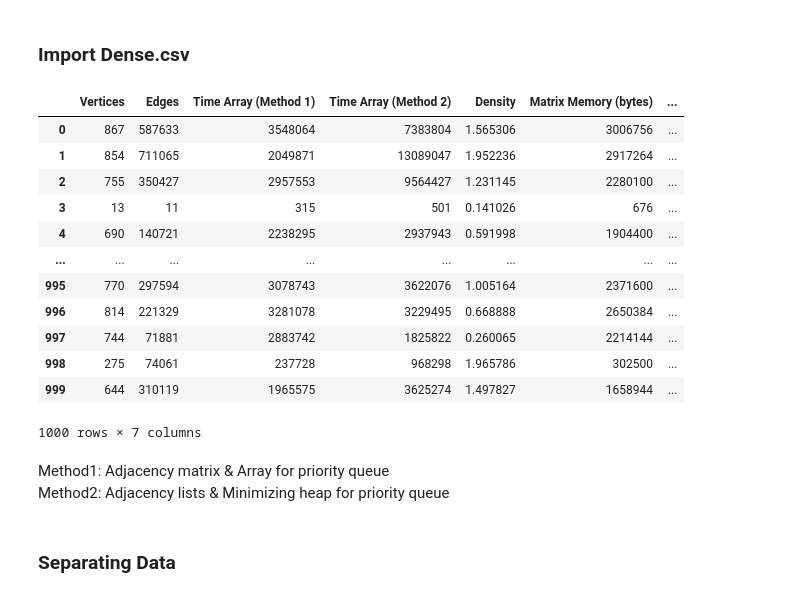
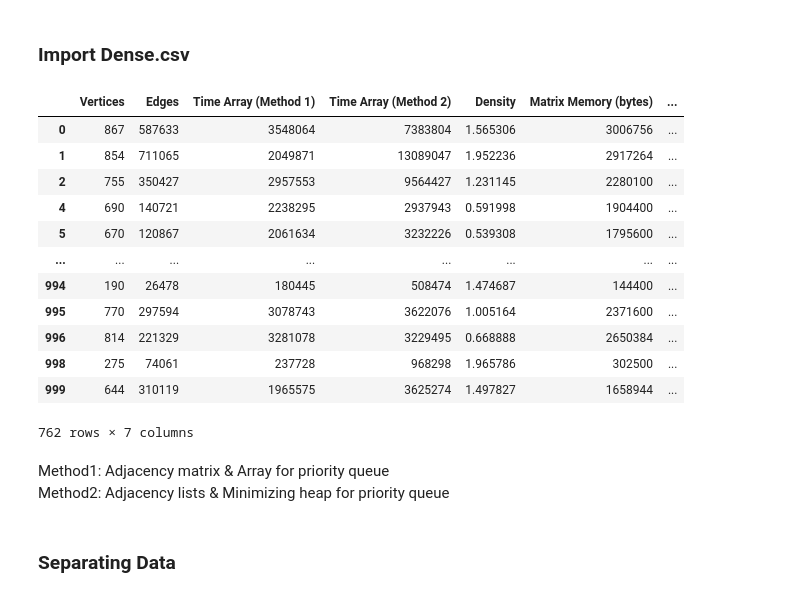
Before and after one commit to ChoWei0310/SC2001-Algorithm-Design, a Jupyter notebook: Lab2/SC2001_ExampleClass_2.ipynb, the cells around one changed output. Drawn from its saved outputs; the diff is of its cells as text; code cells hidden in the pictures.

```diff
--- a/Lab2/SC2001_ExampleClass_2.ipynb
+++ b/Lab2/SC2001_ExampleClass_2.ipynb
@@ -26,23 +26,30 @@ df_SPARSE
 1000 rows × 7 columns
 # %% [markdown]
 ### Import Dense.csv
-# %%
-df_dense = pd.read_csv("combinedResults.csv")
-df_dense
-# %% [output]
-|  | Vertices | Edges | Time Array (Method 1) | Time Array (Method 2) | Density | Matrix Memory (bytes) | ... |
-| 0 | 867 | 587633 | 3548064 | 7383804 | 1.565306 | 3006756 | ... |
-| 1 | 854 | 711065 | 2049871 | 13089047 | 1.952236 | 2917264 | ... |
-| 2 | 755 | 350427 | 2957553 | 9564427 | 1.231145 | 2280100 | ... |
-| 3 | 13 | 11 | 315 | 501 | 0.141026 | 676 | ... |
-| 4 | 690 | 140721 | 2238295 | 2937943 | 0.591998 | 1904400 | ... |
-| ... | ... | ... | ... | ... | ... | ... | ... |
-| 995 | 770 | 297594 | 3078743 | 3622076 | 1.005164 | 2371600 | ... |
-| 996 | 814 | 221329 | 3281078 | 3229495 | 0.668888 | 2650384 | ... |
-| 997 | 744 | 71881 | 2883742 | 1825822 | 0.260065 | 2214144 | ... |
-| 998 | 275 | 74061 | 237728 | 968298 | 1.965786 | 302500 | ... |
-| 999 | 644 | 310119 | 1965575 | 3625274 | 1.497827 | 1658944 | ... |
-1000 rows × 7 columns
+# %%
+import pandas as pd
+
+# Load the dataset
+df_dense_raw = pd.read_csv("combinedResults.csv")
+df_dense_raw
+
+# Filter the dataset to include only graphs where density > 0.5
+df_dense = df_dense_raw[df_dense_raw['Density'] > 0.5]
+df_dense
+# %% [output]
+|  | Vertices | Edges | Time Array (Method 1) | Time Array (Method 2) | Density | Matrix Memory (bytes) | ... |
+| 0 | 867 | 587633 | 3548064 | 7383804 | 1.565306 | 3006756 | ... |
+| 1 | 854 | 711065 | 2049871 | 13089047 | 1.952236 | 2917264 | ... |
+| 2 | 755 | 350427 | 2957553 | 9564427 | 1.231145 | 2280100 | ... |
+| 4 | 690 | 140721 | 2238295 | 2937943 | 0.591998 | 1904400 | ... |
+| 5 | 670 | 120867 | 2061634 | 3232226 | 0.539308 | 1795600 | ... |
+| ... | ... | ... | ... | ... | ... | ... | ... |
+| 994 | 190 | 26478 | 180445 | 508474 | 1.474687 | 144400 | ... |
+| 995 | 770 | 297594 | 3078743 | 3622076 | 1.005164 | 2371600 | ... |
+| 996 | 814 | 221329 | 3281078 | 3229495 | 0.668888 | 2650384 | ... |
+| 998 | 275 | 74061 | 237728 | 968298 | 1.965786 | 302500 | ... |
+| 999 | 644 | 310119 | 1965575 | 3625274 | 1.497827 | 1658944 | ... |
+762 rows × 7 columns
 # %% [markdown]
 Method1: Adjacency matrix & Array for priority queue <br>
 Method2: Adjacency lists & Minimizing heap for priority queue <br><br>
```
Also changed, not shown: parts of 4 cells of this notebook, 1 other file.
